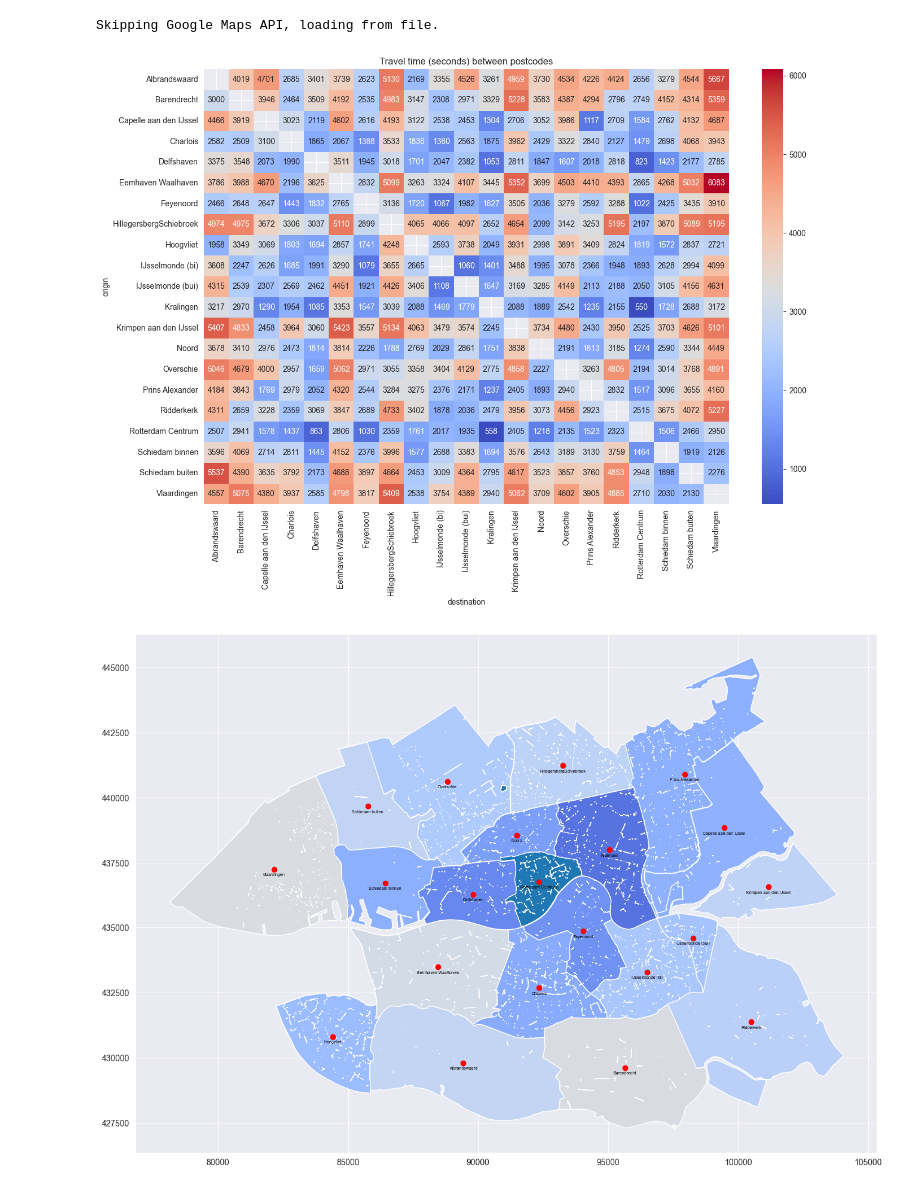
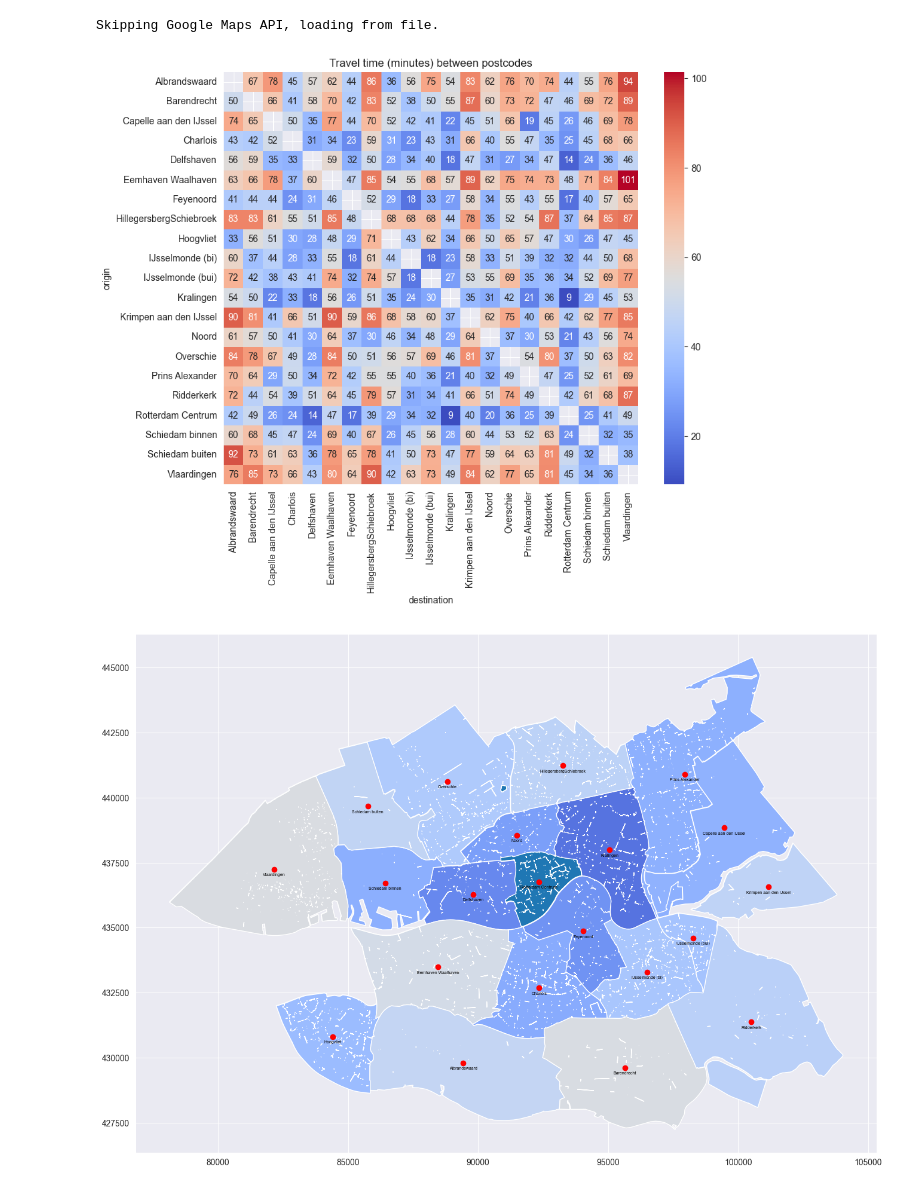
Before and after one commit to EwoutH/urban-self-driving-effects, a Jupyter notebook: travel_api/travel_time_distance_google.ipynb, the cells around one changed output. Drawn from its saved outputs; the diff is of its cells as text; code cells hidden in the pictures.

Commit message:
Update travel_time_distance_google.ipynb
Heatmap in minutes

```diff
--- a/travel_api/travel_time_distance_google.ipynb
+++ b/travel_api/travel_time_distance_google.ipynb
@@ -300,18 +300,21 @@ Skipping Google Maps API, loading from file.
 # %%
 # Make a heatplot of the travel time matrix. First make a dataframe.
 travel_time_df = pd.DataFrame(
     travel_time_pc4.values(), index=pd.MultiIndex.from_tuples(travel_time_pc4.keys())
 ).reset_index()
 travel_time_df.columns = ["origin", "destination", "travel_time"]
 
+# Convert to minutes
+travel_time_df["travel_time"] = travel_time_df["travel_time"] / 60
+
 # Heatmap with seaborn
-plt.figure(figsize=(15, 10))
+plt.figure(figsize=(10, 8))
 sns.heatmap(travel_time_df.pivot(index="origin", columns="destination", values="travel_time"), annot=True, fmt=".0f", cmap="coolwarm")
-plt.title("Travel time (seconds) between postcodes")
+plt.title("Travel time (minutes) between postcodes")
 # Save the plot
 plt.savefig("travel_time_heatmap.png", dpi=300, bbox_inches="tight")
 # %% [output]
-[figure, old version]
+[figure, new version]
 # %%
 # Convert the data to epsg:28992
 data = data_sel.to_crs(epsg=28992)
```
